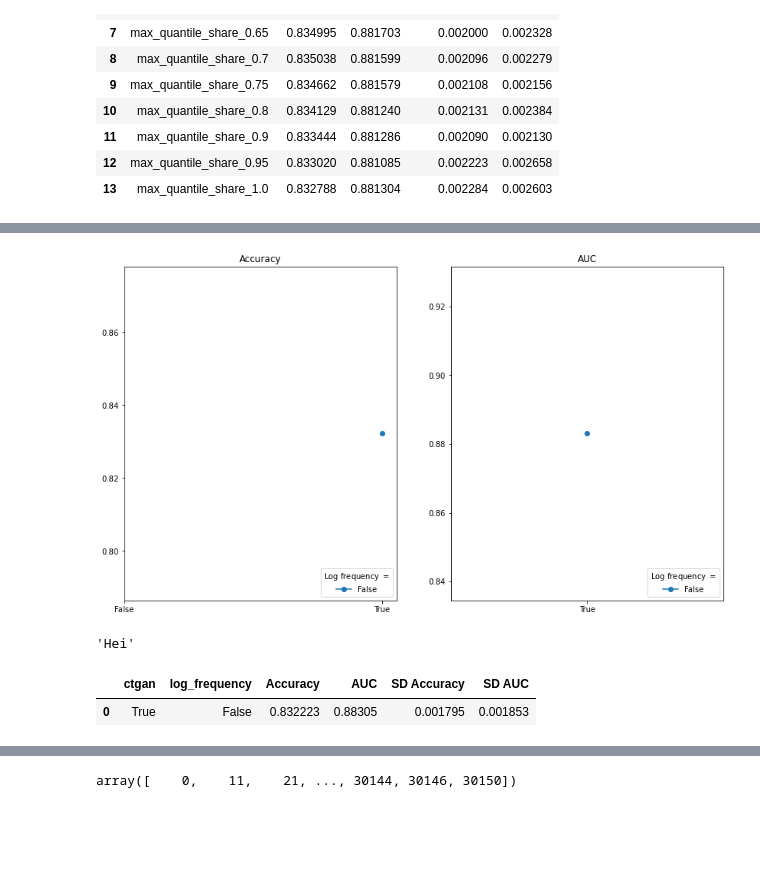
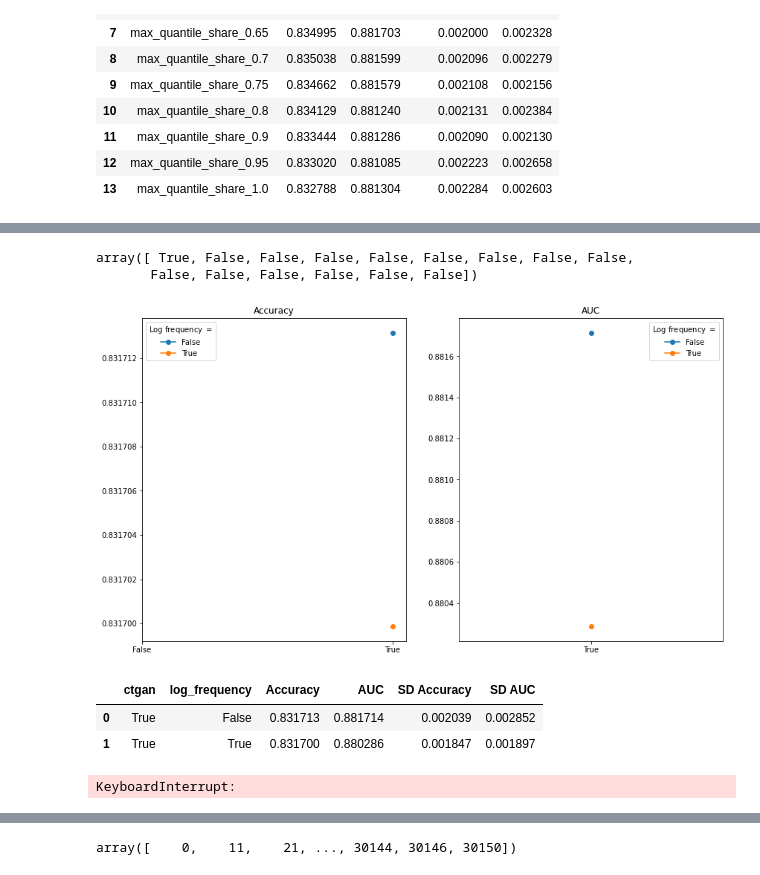
Before and after one commit to ArneRustad/Master-thesis-cf, a Jupyter notebook: scripts/tabGAN_hyperparam_tuning.ipynb, the cells around one changed output, grey strips where cells are left out. Cells and saved outputs as stored; diff of their text form; code cells hidden in the pictures; blank space fills up the shorter version.

```diff
--- a/scripts/tabGAN_hyperparam_tuning.ipynb
+++ b/scripts/tabGAN_hyperparam_tuning.ipynb
@@ -1948,3 +1944,9 @@ result_qt_params
+# %%
+dat = pd.read_csv(os.path.join(const.dir.data_gen(), "TGAN", "gen0.csv"))
+dat.columns.str.contains("Unnamed: ")
+# %% [output]
+array([ True, False, False, False, False, False, False, False, False,
+       False, False, False, False, False, False])
 # %%
 ctgan_vec = [(False, False), (True, False), (True, True)]
 n_synthetic_datasets_ctgan_comparison = 10
@@ -1978,33 +1984,29 @@ helpers.hp_tuning.generate_multiple_datasets_for_multiple_hyperparameters(
 # %%
 result_ctgan = helpers.hp_tuning.evaluate_hyperparams_through_prediction(
     data_train=data_train,
     data_test=data_test,
     dataset_dir=const.dir.hyperparams_tuning(),
     hyperparams_vec=ctgan_vec,
     hyperparams_name = "categorical_query",
     hyperparams_subname=["ctgan", "log_frequency"],
     subfolder="tabGAN-qtr",
-    n_synthetic_datasets = 7,#, n_synthetic_datasets_ctgan_comparison,
+    n_synthetic_datasets = n_synthetic_datasets_ctgan_comparison,
     save_dir = const.dir.images(),
     save_path = "predictive_performance_against_ctgan.svg",
-    legend_pos="lower right",
+    legend_pos="best",
     x_scale="linear",
     incl_comparison_folder=True,
     allow_not_complete_hp_vec=True,
     plot_separate=True,
     only_separate_by_color=True,
     result_table_split_hps=True,
     bool_x_axis=True
 )
 # %% [output]
-[figure, old version]
+[figure, new version]
-# %%
-hei = lambda **kwargs: kwargs.pop("a")
-hei(a = "Hei")
-# %% [output]
-'Hei'
 # %%
 result_ctgan
 # %% [output]
 |  | ctgan | log_frequency | Accuracy | AUC | SD Accuracy | SD AUC |
-| 0 | True | False | 0.832223 | 0.88305 | 0.001795 | 0.001853 |
+| 0 | True | False | 0.831713 | 0.881714 | 0.002039 | 0.002852 |
+| 1 | True | True | 0.831700 | 0.880286 | 0.001847 | 0.001897 |
@@ -2010,0 +2024,21 @@ result_ctgan
+# %%
+helpers.hp_tuning.generate_multiple_datasets_for_multiple_hyperparameters(
+    create_tabGAN_func=create_tabGAN_for_real_data_sampling,
+    hyperparams_vec=real_data_sampling_vec,
+    n_epochs=n_epochs_real_data_sampling,
+    dataset_dir=const.dir.hyperparams_tuning(),
+    batch_size=batch_size,
+    subfolder="tabGAN-qtr",
+    n_synthetic_datasets=n_synthetic_datasets_real_data_sampling_comparison,
+    restart = True,
+    redo_hyperparams_vec = [],
+    plot_only_new_progress = True,
+    hyperparams_name = "real_data_sampling",
+    hyperparams_subname=["tf_data_use", "np_data_fix"],
+    add_comparison_folder=True,
+    overwrite_dataset=False,
+    progress_bar_subprocess=True,
+    progress_bar_subsubprocess=progress_bar_subsubprocess
+)
+# %% [output]
+KeyboardInterrupt:
```
Also changed, not shown: parts of 10 cells of this notebook, 6 other files.
